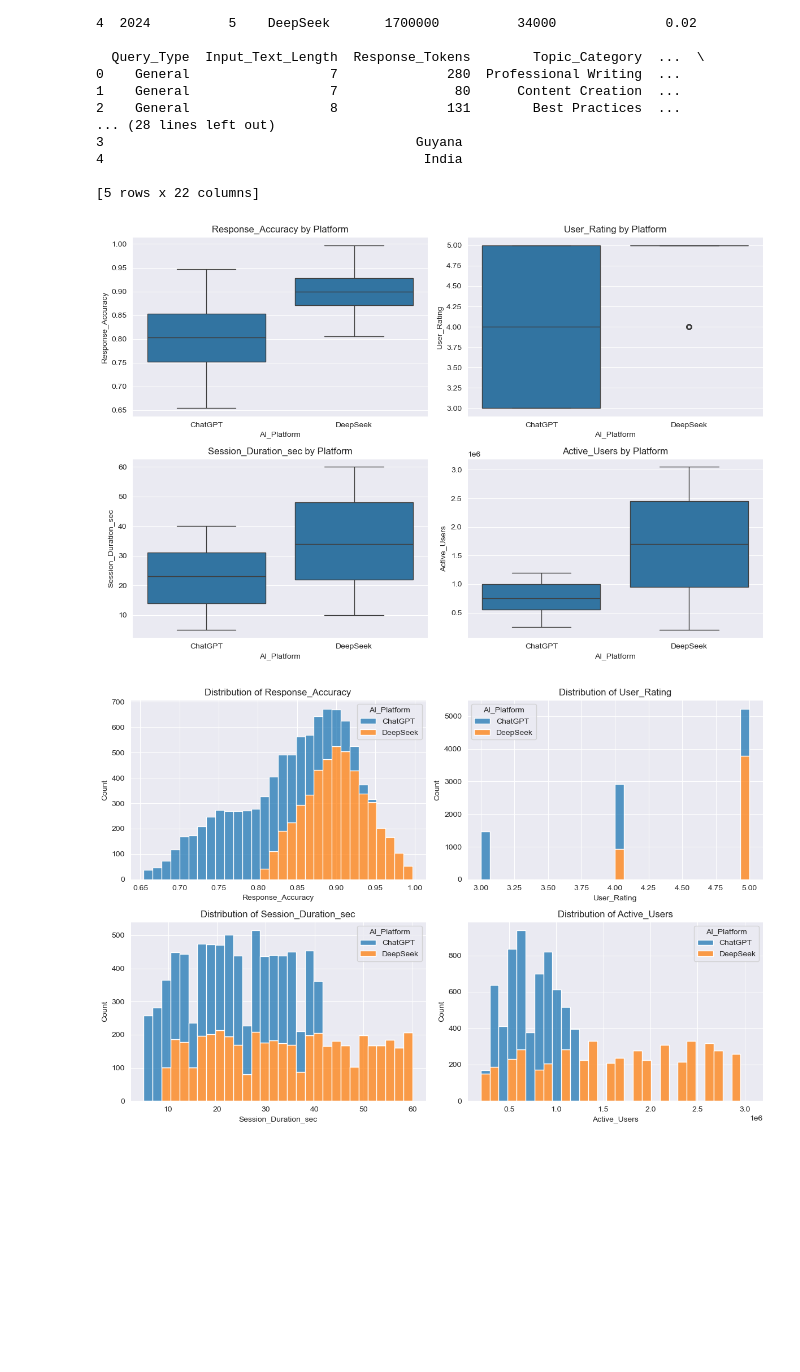
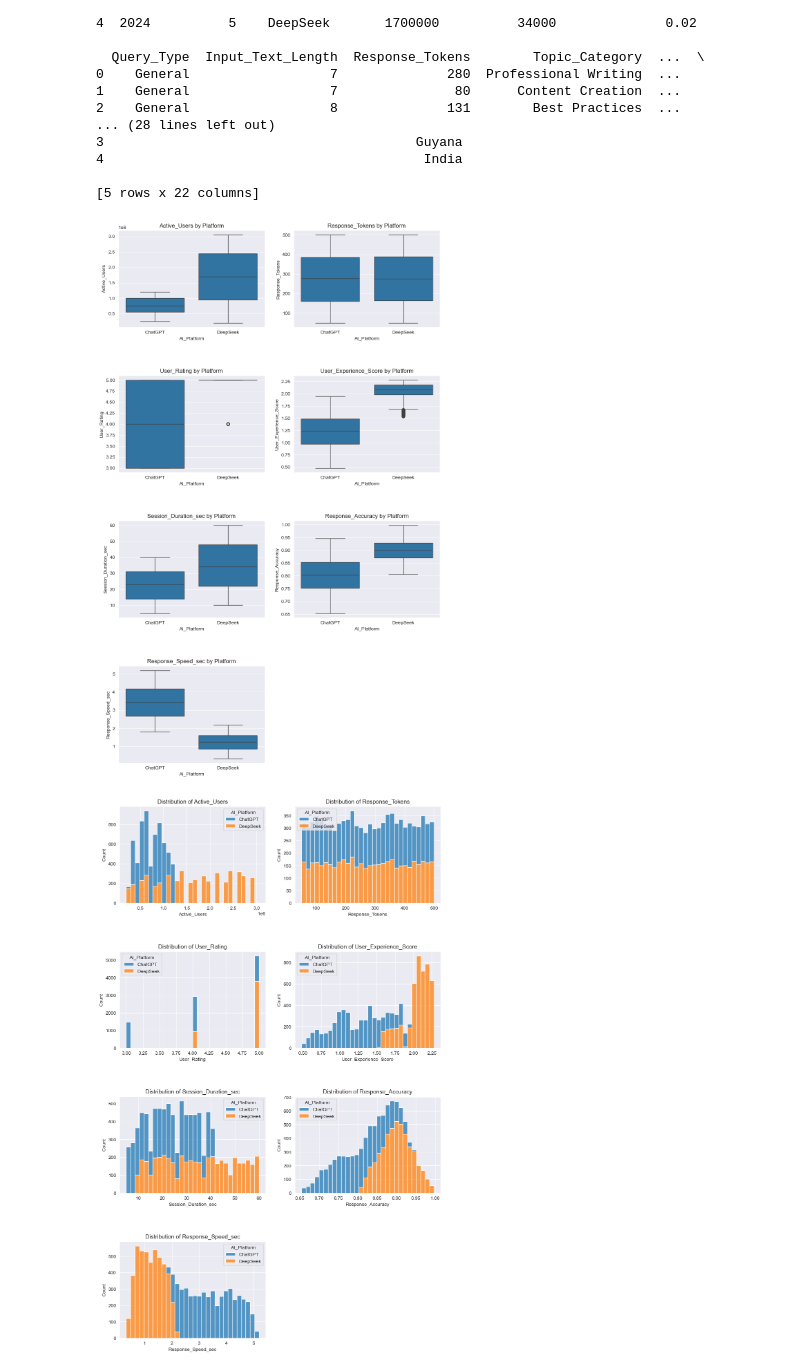
Before and after one commit to San68bot/beyond-the-prompt, a Jupyter notebook: src/data-analysis.ipynb, the cells around one changed output. Drawn from its saved outputs; the diff is of its cells as text; code cells hidden in the pictures; blank space fills up the shorter version.

```diff
--- a/src/data-analysis.ipynb
+++ b/src/data-analysis.ipynb
@@ -34,29 +36,32 @@ Loaded preprocessed data with shape: (9621, 22)
 # %%
 # -------------------------------
 # 1. Visualize Numerical Metrics Distributions
 # -------------------------------
-numeric_cols = ['Response_Accuracy', 'User_Rating', 'Session_Duration_sec', 'Active_Users']
+numeric_cols = ['Active_Users', 'Response_Tokens', 'User_Rating', 'User_Experience_Score', 'Session_Duration_sec', 'Response_Accuracy', 'Response_Speed_sec']
+
+n_cols = 2
+n_rows = math.ceil(len(numeric_cols) / n_cols)
 
 # Box plots for numerical metrics by AI_Platform
-plt.figure(figsize=(12, 8))
+plt.figure(figsize=(12, 5 * n_rows))
 for i, col in enumerate(numeric_cols, 1):
-    plt.subplot(2, 2, i)
+    plt.subplot(n_rows, n_cols, i)
     sns.boxplot(x='AI_Platform', y=col, data=df)
     plt.title(f'{col} by Platform')
-    plt.tight_layout()
+plt.subplots_adjust(hspace=0.5)
 plt.show()
 
 # Histograms for numerical metrics
-plt.figure(figsize=(12, 8))
+plt.figure(figsize=(12, 5 * n_rows))
 for i, col in enumerate(numeric_cols, 1):
-    plt.subplot(2, 2, i)
+    plt.subplot(n_rows, n_cols, i)
     sns.histplot(data=df, x=col, hue='AI_Platform', multiple='stack', bins=30)
     plt.title(f'Distribution of {col}')
-    plt.tight_layout()
+plt.subplots_adjust(hspace=0.5)
 plt.show()
 # %% [output]
-[figure, old version]
+[figure, new version]
-[figure, old version]
+[figure, new version]
 # %%
 # -------------------------------
 # 2. Analyze Categorical Variables
```
Also changed, not shown: parts of 5 cells of this notebook.
